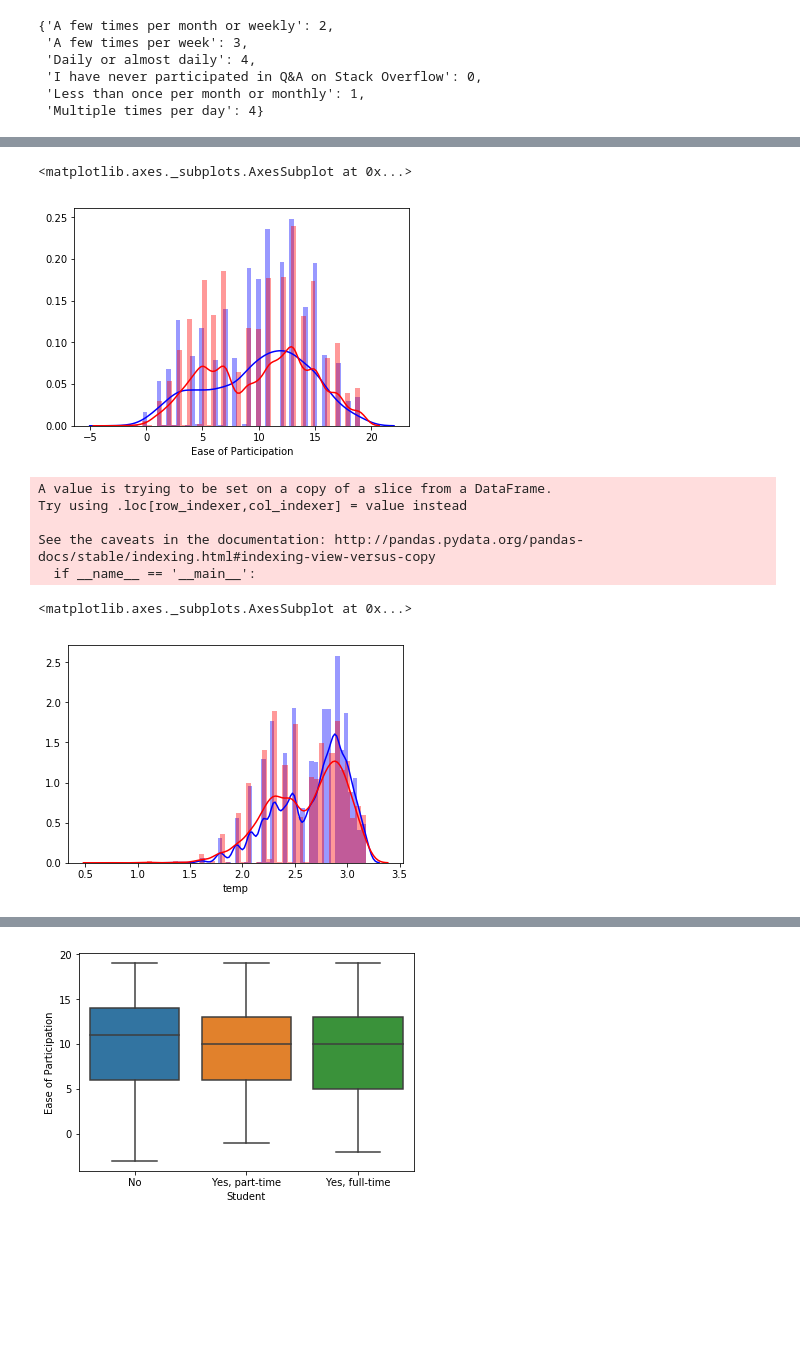
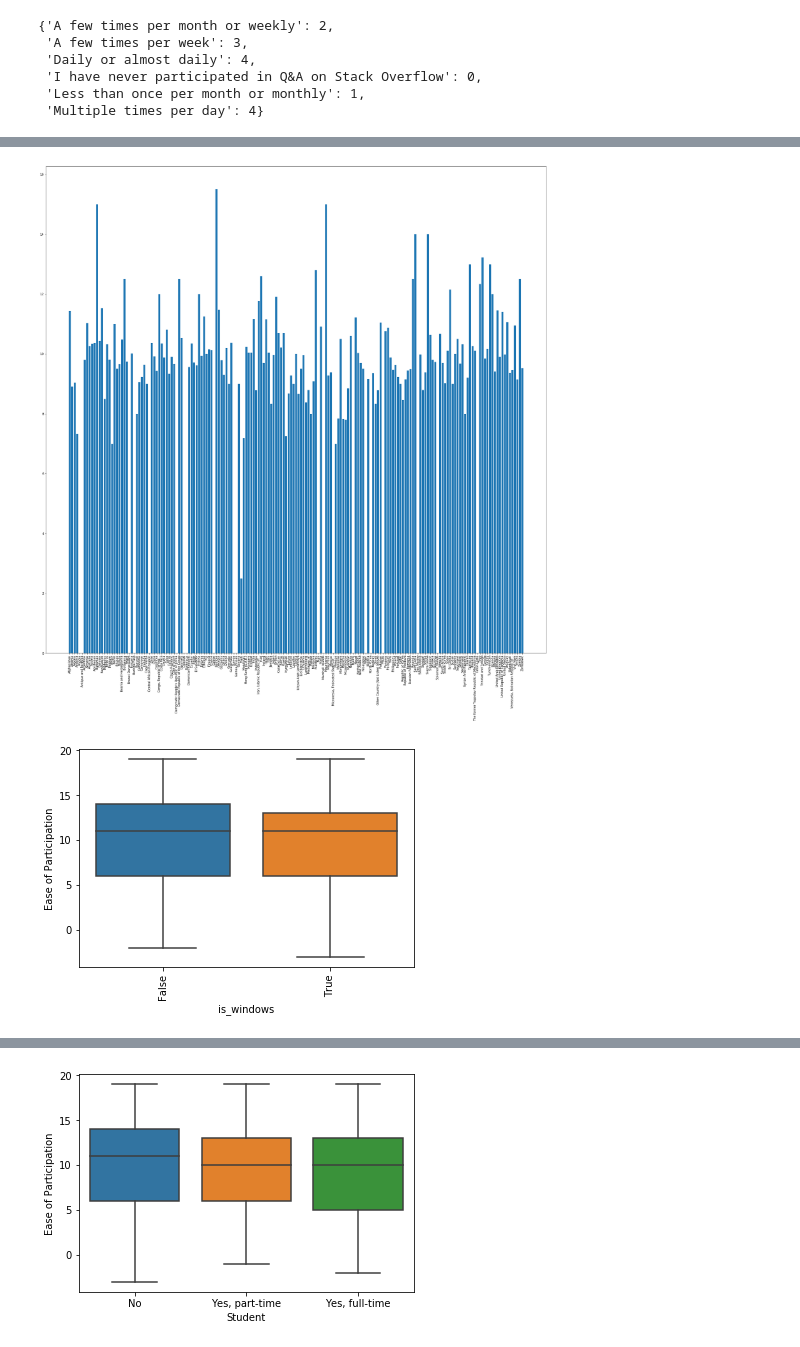
Before and after one commit to Fenil3510/StackOverflow_Kernel, a Jupyter notebook: SO_notebook_2.ipynb, the cells around one changed output, grey strips where cells are left out. Cells and saved outputs as stored; diff of their text form; code cells hidden in the pictures; blank space fills up the shorter version.

```diff
--- a/SO_notebook_2.ipynb
+++ b/SO_notebook_2.ipynb
@@ -384,0 +298,8 @@ See the caveats in the documentation: http://pandas.pydata.org/pandas-docs/stabl
+# %%
+for_plot = df2.groupby(["Country"])["Ease of Participation"].mean().reset_index()
+plt.figure(7 , figsize= (30,30))
+plt.bar(x = for_plot["Country"] , height = for_plot["Ease of Participation"])
+plt.xticks(rotation = 90)
+plt.show()
+# %% [output]
+[figure, added]
@@ -385,7 +308,11 @@ See the caveats in the documentation: http://pandas.pydata.org/pandas-docs/stabl
 # %%
 plt.figure(1)
-sns.distplot( stack_learners[stack_learners["is_islamic"] == 1]["Ease of Participation"].dropna() , color="blue", label="Use Stack" , bins  = 50)
-sns.distplot( stack_learners[stack_learners["is_islamic"] == 0]["Ease of Participation"].dropna() , color="red", label="Dont use stack" , bins = 50)
+plt.figure(1)
+sns.boxplot(x = df2["is_windows"] , y = df2["Ease of Participation"])# , order = meds)
+plt.xticks(rotation = 90)
+#pol.set_xticklabels(rotation=90)
+plt.show()
+#sns.distplot( stack_learners[stack_learners["is_windows"] == 1]["temp"].dropna() , color="blue", label="Use Stack" , bins  = 50)
+#sns.distplot( stack_learners[stack_learners["is_windows"] == 0]["temp"].dropna() , color="red", label="Dont use stack" , bins = 50)
 # %% [output]
-<matplotlib.axes._subplots.AxesSubplot at 0x...>
-[figure, old version]
+[figure, new version]
@@ -395,15 +318,0 @@ temp = np.log(stack_learners["Ease of Participation"] + 5)
-# %%
-stack_learners["temp"] = temp
-# %% [output]
-A value is trying to be set on a copy of a slice from a DataFrame.
-Try using .loc[row_indexer,col_indexer] = value instead
-
-See the caveats in the documentation: http://pandas.pydata.org/pandas-docs/stable/indexing.html#indexing-view-versus-copy
-  if __name__ == '__main__':
-# %%
-plt.figure(1)
-sns.distplot( stack_learners[stack_learners["is_stack_learner"] == 1]["temp"].dropna() , color="blue", label="Use Stack" , bins  = 50)
-sns.distplot( stack_learners[stack_learners["is_stack_learner"] == 0]["temp"].dropna() , color="red", label="Dont use stack" , bins = 50)
-# %% [output]
-<matplotlib.axes._subplots.AxesSubplot at 0x...>
-[figure, removed]
```
Also changed, not shown: parts of 58 cells of this notebook.
